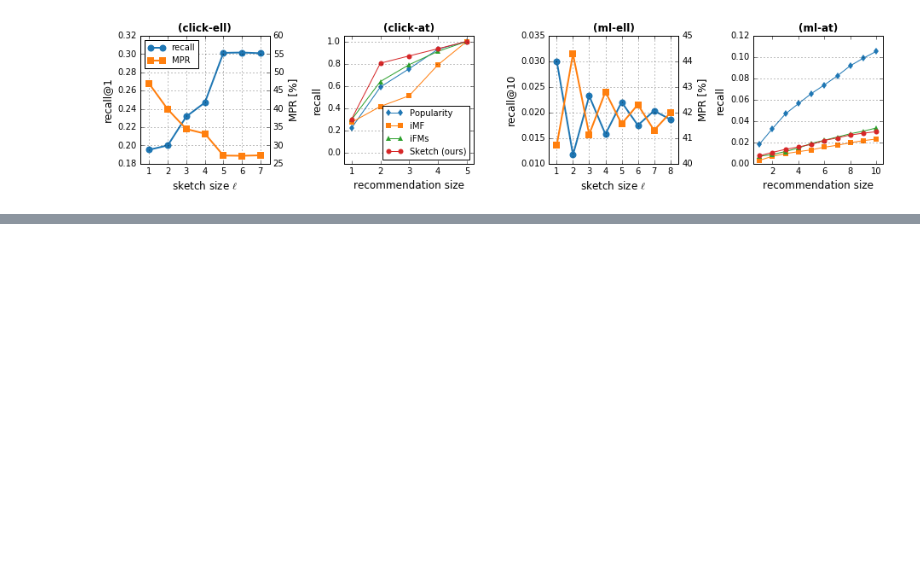
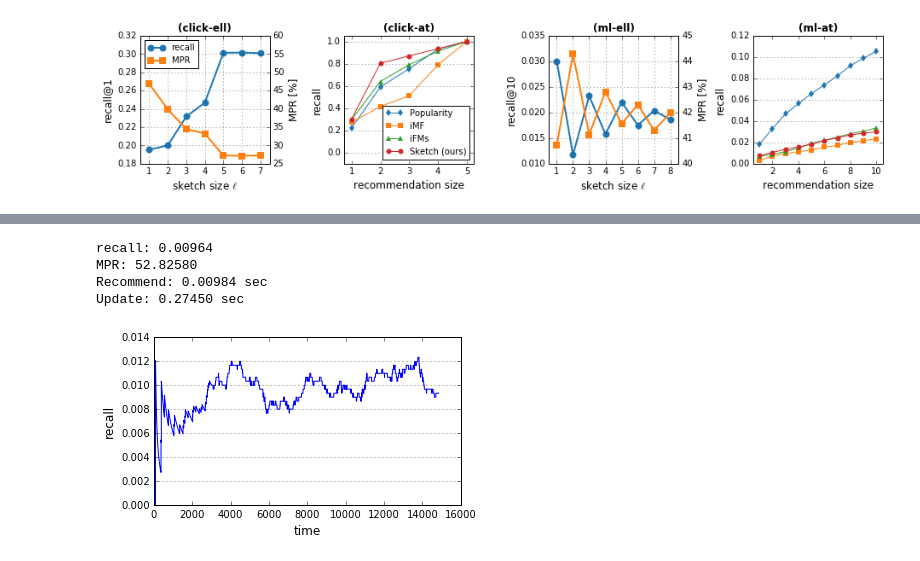
Before and after one commit to takuti/stream-recommender, a Jupyter notebook: notebook/paper-sketch.ipynb, the cells around one changed output, grey strips where cells are left out. Cells and saved outputs as stored; diff of their text form; code cells hidden in the pictures; blank space fills up the shorter version.

```diff
--- a/notebook/paper-sketch.ipynb
+++ b/notebook/paper-sketch.ipynb
@@ -571,0 +580,8 @@ fig.savefig('../../../paper/images/chiir-2017/different_settings.eps')
+# %%
+plot_result('../results/ML100k_user-knn_1.tsv', 3000, 10, exp_ML100k.data.n_item)
+# %% [output]
+recall: 0.00964
+MPR: 52.82580
+Recommend: 0.00984 sec
+Update: 0.27450 sec
+[figure, added]
```
Also changed, not shown: parts of 6 cells of this notebook.
